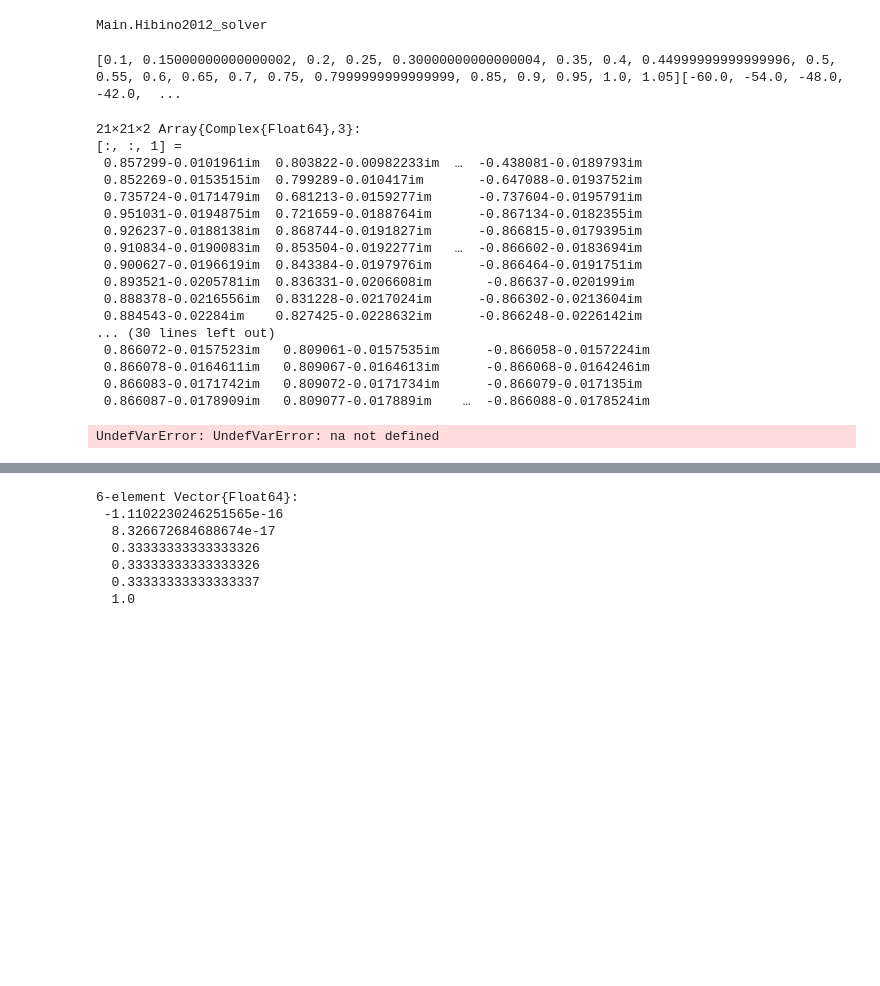
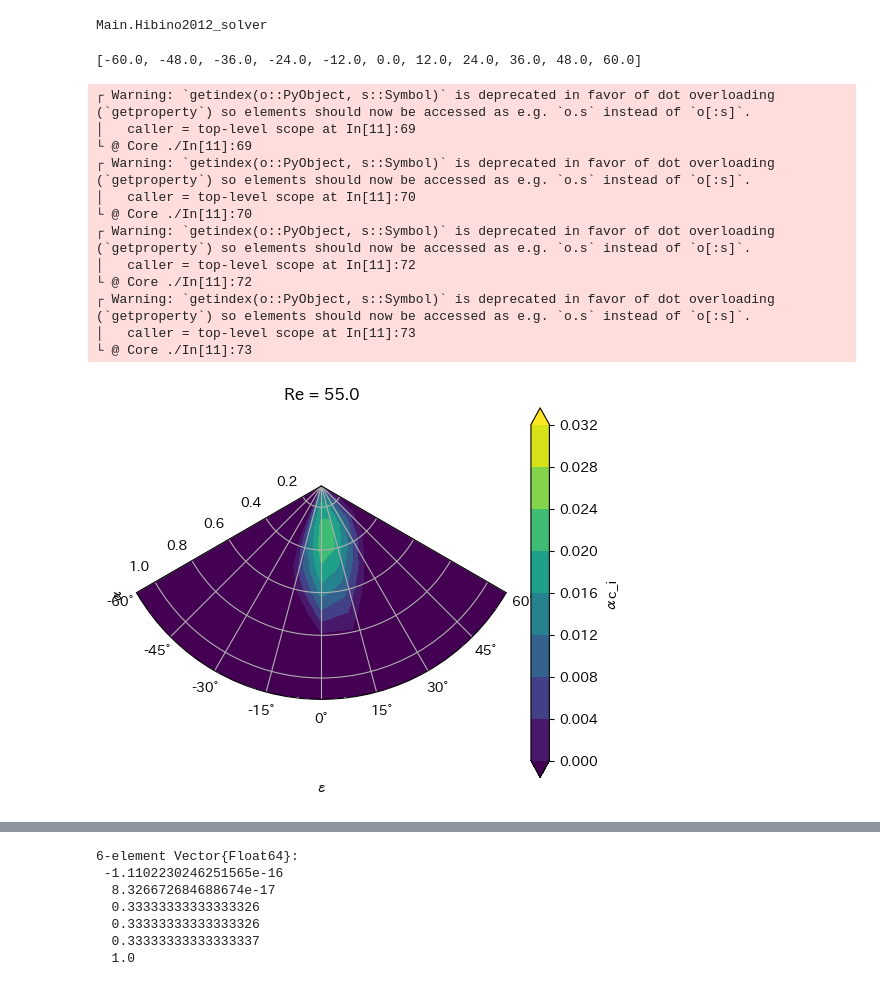
Before and after one commit to tomonori-93/julia, a Jupyter notebook: Lilly1966/Lilly66OSE_solver_Chebyshev_v1.6.ipynb, the cells around one changed output, grey strips where cells are left out. Cells and saved outputs as stored; diff of their text form; code cells hidden in the pictures; blank space fills up the shorter version.

```diff
--- a/Lilly1966/Lilly66OSE_solver_Chebyshev_v1.6.ipynb
+++ b/Lilly1966/Lilly66OSE_solver_Chebyshev_v1.6.ipynb
@@ -299,12 +299,12 @@ function full_EQ_set( α_in, ε_in, Re_in, z_top, N_in )
                     A_φφ[N-1,p] = 1.0
                 end
                 # For BC2 in φ
-                for p in 1:2:N  # even mode
+                for p in 1:2:N  # odd mode
                     A_φφ[N,p] = 1.0
                 end
                 # For BC3 in φ (Z = -1)
                 for p in 1:N
-                    A_χφ[N-1,p] = ((-1.0)^p)*p^2
+                    A_χφ[N-1,p] = ((-1.0)^(p-1))*p^2
                 end
                 # For BC4 in χ (Z = 1)
                 for p in 0:N
@@ -509,13 +509,13 @@ function OSE_set( α_in, ε_in, Re_in, z_top, N_in )
 #                    A_χφ[N-1,p] = p^2  # For the same boundary condition for Orszag OSE
                 end
                 # For BC2 in φ
-                for p in 1:2:N  # even mode
+                for p in 1:2:N  # odd mode
                     A_φφ[N,p] = 1.0
 #                    A_χφ[N,p] = p^2  # For the same boundary condition for Orszag OSE
                 end
                 # For BC3 in φ
                 for p in 1:N
-                    A_χφ[N-1,p] = ((-1.0)^p)*p^2
+                    A_χφ[N-1,p] = ((-1.0)^(p-1))*p^2
                 end
                 # For BC4 in χ
                 for p in 0:N
@@ -647,14 +647,14 @@ using LinearAlgebra
 using OffsetArrays
 
 #-- Drawing parameters
-na = 20   # wavenumber interval
-ne = 20   # angle interval
-nr = 2  # Reinolds number interval
+na = 10   # wavenumber interval
+ne = 10   # angle interval
+nr = 1  # Reinolds number interval
 α_min = 0.1
 α_max = 1.1
 ε_min = -60.0
 ε_max = 60.0
-Re_min = 30.0
+Re_min = 55.0
 Re_max = 100.0
 N = 200  # truncating wavenumber for Chebyshev
 Ncal = N + 1
@@ -678,25 +678,7 @@ c_full = full_EQ_set( α[1:na+1], ε[1:ne+1], Re[1:nr], z_top, N )
 
 #println("Enter basic_flow_P2T check")
 #basic_flow_P2T( N, z_top, Vb_in )
+#println(c_full)
-# %% [output]
-[0.1, 0.15000000000000002, 0.2, 0.25, 0.30000000000000004, 0.35, 0.4, 0.44999999999999996, 0.5, 0.55, 0.6, 0.65, 0.7, 0.75, 0.7999999999999999, 0.85, 0.9, 0.95, 1.0, 1.05][-60.0, -54.0, -48.0, -42.0,  ...
-21×21×2 Array{Complex{Float64},3}:
-[:, :, 1] =
- 0.857299-0.0101961im  0.803822-0.00982233im  …  -0.438081-0.0189793im
- 0.852269-0.0153515im  0.799289-0.010417im       -0.647088-0.0193752im
- 0.735724-0.0171479im  0.681213-0.0159277im      -0.737604-0.0195791im
- 0.951031-0.0194875im  0.721659-0.0188764im      -0.867134-0.0182355im
- 0.926237-0.0188138im  0.868744-0.0191827im      -0.866815-0.0179395im
- 0.910834-0.0190083im  0.853504-0.0192277im   …  -0.866602-0.0183694im
- 0.900627-0.0196619im  0.843384-0.0197976im      -0.866464-0.0191751im
- 0.893521-0.0205781im  0.836331-0.0206608im       -0.86637-0.020199im
- 0.888378-0.0216556im  0.831228-0.0217024im      -0.866302-0.0213604im
- 0.884543-0.02284im    0.827425-0.0228632im      -0.866248-0.0226142im
-... (30 lines left out)
- 0.866072-0.0157523im   0.809061-0.0157535im      -0.866058-0.0157224im
- 0.866078-0.0164611im   0.809067-0.0164613im      -0.866068-0.0164246im
- 0.866083-0.0171742im   0.809072-0.0171734im      -0.866079-0.017135im
- 0.866087-0.0178909im   0.809077-0.017889im    …  -0.866088-0.0178524im
 # %%
 #-- Drawing
 ##########
@@ -704,6 +686,7 @@ c_full = full_EQ_set( α[1:na+1], ε[1:ne+1], Re[1:nr], z_top, N )
 ##########
 using PyPlot
 
+#println(c_full)
 rc("font", family="IPAPGothic")
 fig = figure("pyplot_majorminor",figsize=(7,5))
 
@@ -750,35 +733,48 @@ for i in 1:nr#div(nr,2)-1:div(nr,2)+1
 #ax.xaxis.set_tick_params(which="minor",length=5,width=2)
 
 fig = plt.figure()
 ax = fig.add_subplot(111, projection="polar")
 #ρ = LinRange(0., 7, 200)
 #θ = LinRange(-π/2, π/2, 180)
 #funp(ρ,θ) =  sin(2ρ) * cos(θ)
 #pc = contourf(θ, ρ, funp.(ρ,θ'))
 
 yax[1,1:ny] .= (π/180.0) .* ε[1:ny]
-pc = contourf(yax[1,1:ny], xax[1:nx,1], shade_val', 8, levels=[0.0, 0.004, 0.008, 0.012, 0.016, 0.020, 0.024, 0.028, 0.032], cmap=ColorMap("viridis"), extend="both")
+pc = contourf(yax[1,1:ny], xax[1:nx,1], shade_val, 8, levels=[0.0, 0.004, 0.008, 0.012, 0.016, 0.020, 0.024, 0.028, 0.032], cmap=ColorMap("viridis"), extend="both")
 #pc = contourf(yax[1,1:ny], xax[1:nx,1], shade_val, 8, levels=[0.0, 0.0005, 0.001, 0.0015, 0.002, 0.0025, 0.003, 0.0035, 0.004, 0.0045], cmap=ColorMap("viridis"), extend="both")
 #pc = pcolormesh(yax[1,1:ne]', xax[1:na,1], shade_val')
 #pc = contour(yax[1,1:ne], xax[1:na,1], cont_val)
 cbar = plt.colorbar(pc)
 cbar.set_label("αc_i")
 ax.set_thetamin(-60) # set the limits
 ax.set_thetamax(60)
 ax[:grid](true)
 ax[:set_theta_zero_location]("S")
 plt.title("Re = $(Re[i])")
 ax[:set_xlabel]("ε")
 ax[:set_ylabel]("α")
 fig.canvas.draw() # Update the figure
 gcf() # Needed for IJulia to plot inline
 #savefig("test.png")
 savefig("Re_$(i).png")
 
     #println(c_full[5,1:ny])
 end
 # %% [output]
-UndefVarError: UndefVarError: na not defined
+[-60.0, -48.0, -36.0, -24.0, -12.0, 0.0, 12.0, 24.0, 36.0, 48.0, 60.0]
+┌ Warning: `getindex(o::PyObject, s::Symbol)` is deprecated in favor of dot overloading (`getproperty`) so elements should now be accessed as e.g. `o.s` instead of `o[:s]`.
+│   caller = top-level scope at In[11]:69
+└ @ Core ./In[11]:69
+┌ Warning: `getindex(o::PyObject, s::Symbol)` is deprecated in favor of dot overloading (`getproperty`) so elements should now be accessed as e.g. `o.s` instead of `o[:s]`.
+│   caller = top-level scope at In[11]:70
+└ @ Core ./In[11]:70
+┌ Warning: `getindex(o::PyObject, s::Symbol)` is deprecated in favor of dot overloading (`getproperty`) so elements should now be accessed as e.g. `o.s` instead of `o[:s]`.
+│   caller = top-level scope at In[11]:72
+└ @ Core ./In[11]:72
+┌ Warning: `getindex(o::PyObject, s::Symbol)` is deprecated in favor of dot overloading (`getproperty`) so elements should now be accessed as e.g. `o.s` instead of `o[:s]`.
+│   caller = top-level scope at In[11]:73
+└ @ Core ./In[11]:73
+[figure, added]
 # %%
 # 基本場のチェビシェフ展開整合性チェック (function basic_flow_P2T)
 # チェビシェフ展開への FFT の利用は石岡 (2004) に従う.
```
Also changed, not shown: parts of 2 cells of this notebook.
